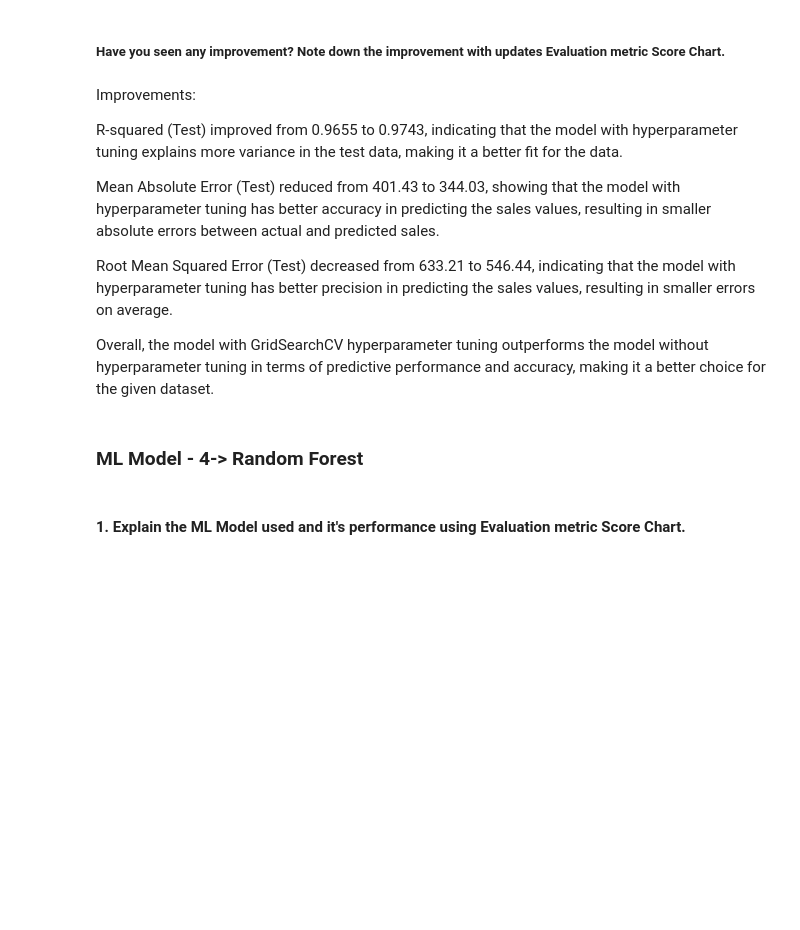
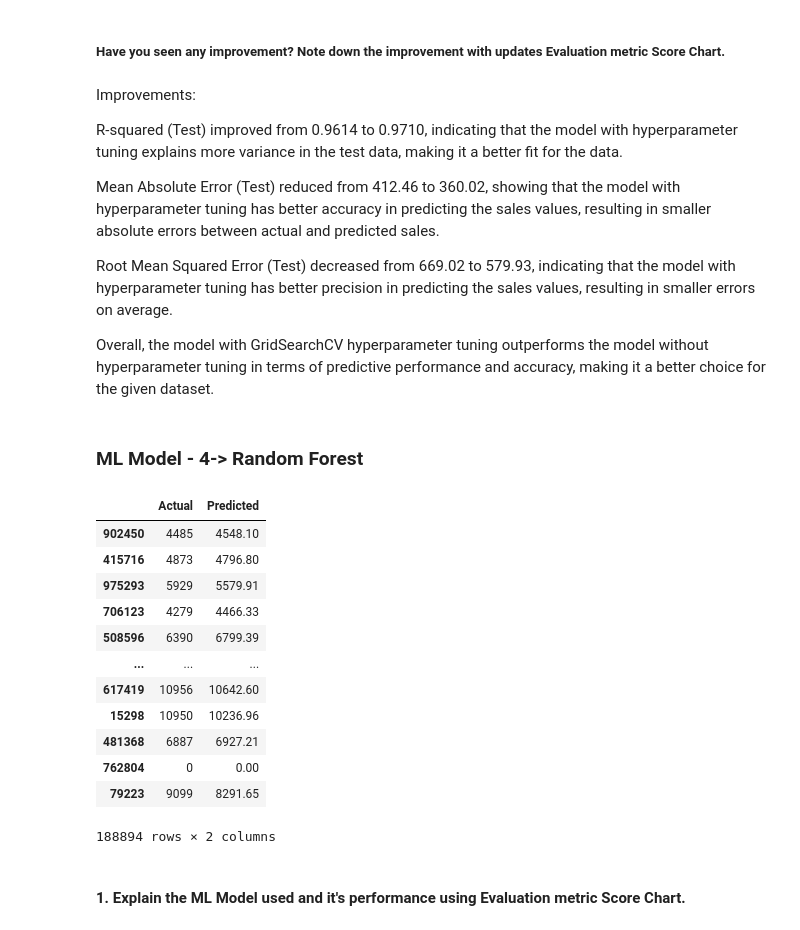
Before and after one commit to saurabhsingh3786/Capstone-2-Retail-Sales-Prediction-, a Jupyter notebook: Team_Notebook_Regression.ipynb, the cells around one changed output. Cells and saved outputs as stored; diff of their text form; code cells hidden in the pictures; blank space fills up the shorter version.

```diff
--- a/Team_Notebook_Regression.ipynb
+++ b/Team_Notebook_Regression.ipynb
@@ -2023,11 +2641,11 @@ GridSearchCV is used for hyperparameter tuning in this case because it performs
 # %% [markdown]
 Improvements:
 
-R-squared (Test) improved from 0.9655 to 0.9743, indicating that the model with hyperparameter tuning explains more variance in the test data, making it a better fit for the data.
+R-squared (Test) improved from 0.9614 to 0.9710, indicating that the model with hyperparameter tuning explains more variance in the test data, making it a better fit for the data.
 
-Mean Absolute Error (Test) reduced from 401.43 to 344.03, showing that the model with hyperparameter tuning has better accuracy in predicting the sales values, resulting in smaller absolute errors between actual and predicted sales.
+Mean Absolute Error (Test) reduced from 412.46 to 360.02, showing that the model with hyperparameter tuning has better accuracy in predicting the sales values, resulting in smaller absolute errors between actual and predicted sales.
 
-Root Mean Squared Error (Test) decreased from 633.21 to 546.44, indicating that the model with hyperparameter tuning has better precision in predicting the sales values, resulting in smaller errors on average.
+Root Mean Squared Error (Test) decreased from 669.02 to 579.93, indicating that the model with hyperparameter tuning has better precision in predicting the sales values, resulting in smaller errors on average.
 
 Overall, the model with GridSearchCV hyperparameter tuning outperforms the model without hyperparameter tuning in terms of predictive performance and accuracy, making it a better choice for the given dataset.
 # %% [markdown]
@@ -2035,13 +2653,31 @@ Overall, the model with GridSearchCV hyperparameter tuning outperforms the model
 # %%
 # ML Model - 3 Implementation
 
 # Initialize the Random Forest Regressor
 random_forest = RandomForestRegressor(random_state=42)
 # Fit the Algorithm
 random_forest.fit(X_train, y_train)
 # Predict on the model
 # Make predictions on the test data
 y_test_pred = random_forest.predict(X_test)
+# After building the model we are comparing the actual and the predicted values in this code:
+
+data3 = pd.DataFrame({'Actual':y_test, 'Predicted':y_test_pred})
+data3
+# %% [output]
+|  | Actual | Predicted |
+| 902450 | 4485 | 4548.10 |
+| 415716 | 4873 | 4796.80 |
+| 975293 | 5929 | 5579.91 |
+| 706123 | 4279 | 4466.33 |
+| 508596 | 6390 | 6799.39 |
+| ... | ... | ... |
+| 617419 | 10956 | 10642.60 |
+| 15298 | 10950 | 10236.96 |
+| 481368 | 6887 | 6927.21 |
+| 762804 | 0 | 0.00 |
+| 79223 | 9099 | 8291.65 |
+188894 rows × 2 columns
 # %% [markdown]
 #### 1. Explain the ML Model used and it's performance using Evaluation metric Score Chart.
 # %%
```
Also changed, not shown: parts of 96 cells of this notebook.
